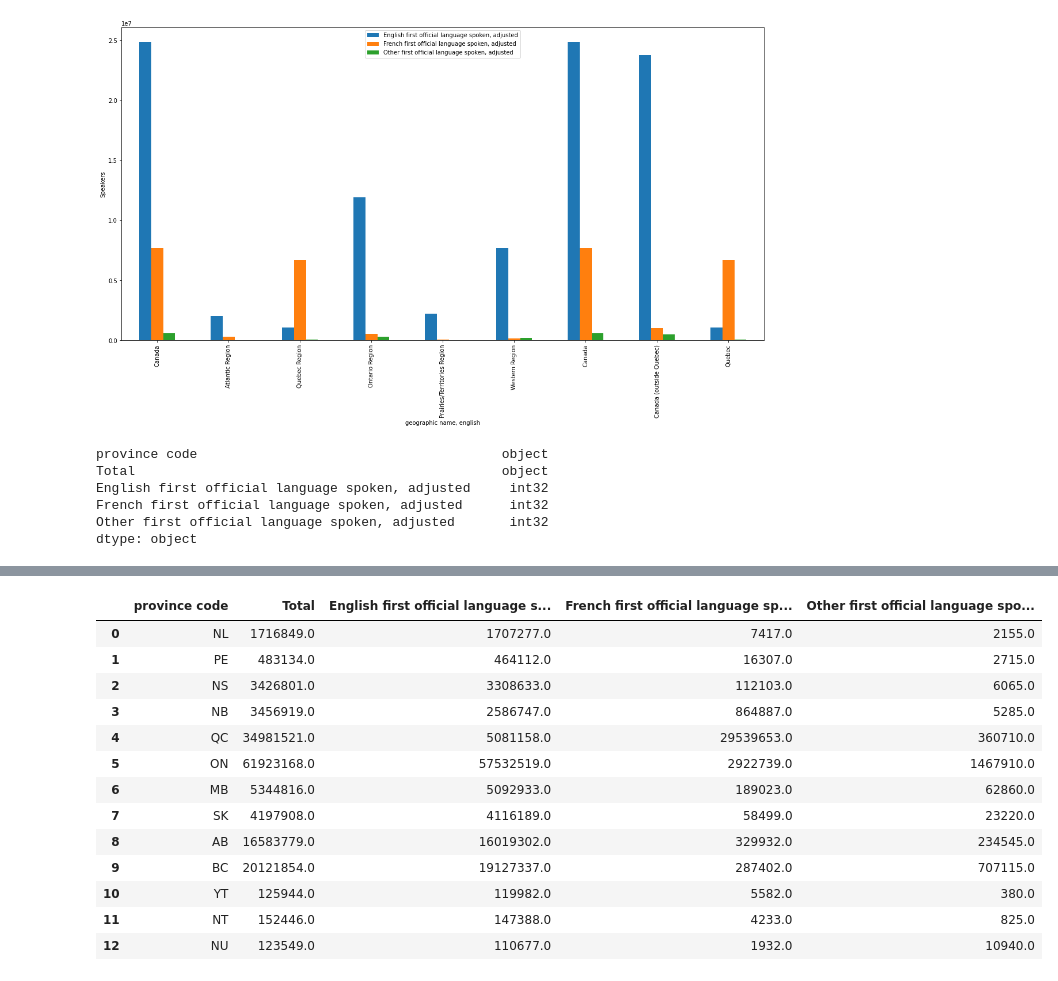
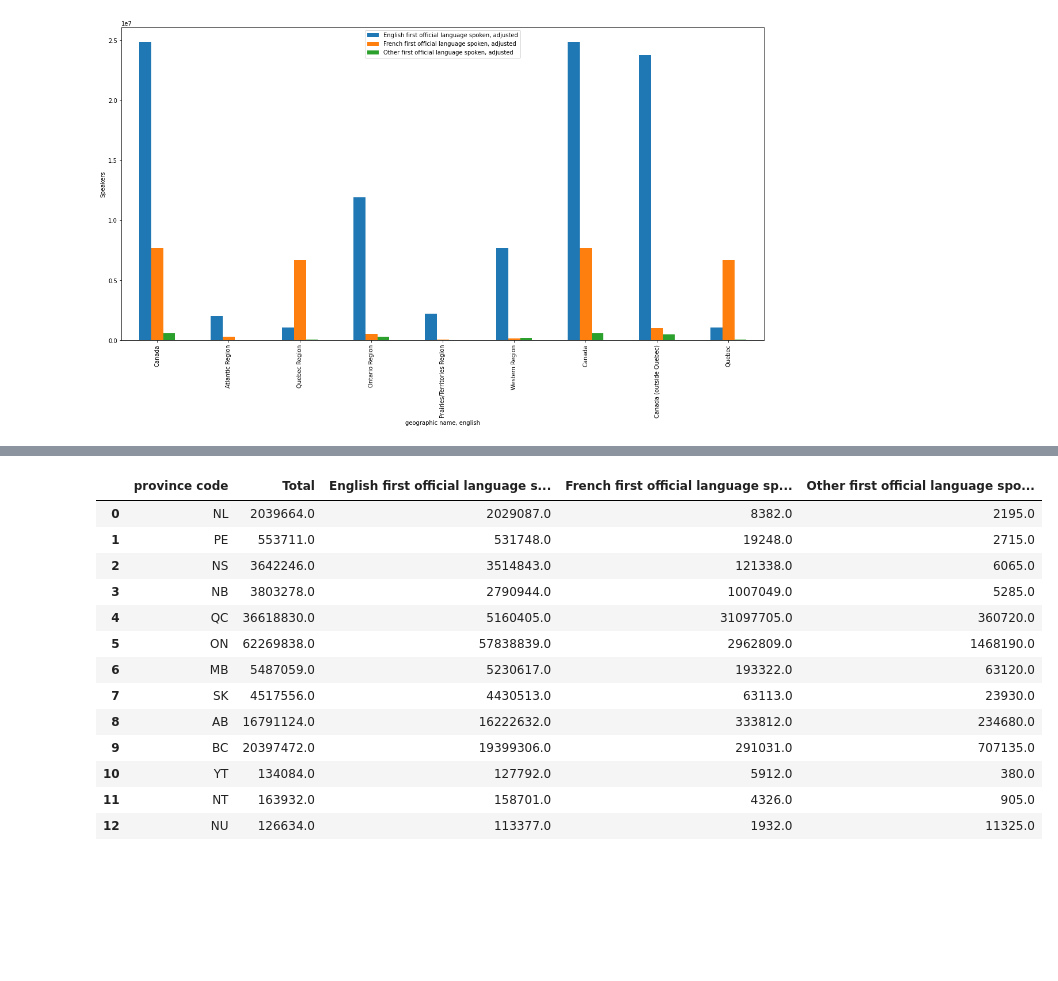
Before and after one commit to coreman14/PythonDataAnalyticsForBlog, a Jupyter notebook: CanadaLaguageNotebook.ipynb, the cells around one changed output, grey strips where cells are left out. Cells and saved outputs as stored; diff of their text form; code cells hidden in the pictures; blank space fills up the shorter version.

```diff
--- a/CanadaLaguageNotebook.ipynb
+++ b/CanadaLaguageNotebook.ipynb
@@ -101,4 +112,5 @@ data
 # %%
+
 def is_int(x):
     try:
         int(float(x.replace(",","")))
@@ -107,11 +119,19 @@ def is_int(x):
     return True
 
 data = data.replace('([0-9]),([0-9])','\\1\\2', regex=True)#Remove all commas surrounded by numbers
+
+data2 = data
+
+data = data.replace('^[ ]*-[ ]*$','0', regex=True)
 for i in ['English first official language spoken, adjusted',
        'French first official language spoken, adjusted',
-       'Other first official language spoken, adjusted']:
-    data = data.drop(data[data[i].apply(lambda x: not is_int(x))].index)
-    data[i] = data[i].astype(float)
+       'Other first official language spoken, adjusted',
+       'Total']:
+    #Dropping data
+    data2 = data2.drop(data2[data2[i].apply(lambda x: not is_int(x))].index)
+    data2[i] = data2[i].astype(int)
+
+    #Not dropping data
     data[i] = data[i].astype(int)
-data.dtypes
+print(f"data2 (Dropped) {len(data2)}, data (Changed) {len(data)}")
 # %% [output]
@@ -205,15 +231,6 @@ plot_province(data,"NT")
 plot_province(data,"ND",english=True)
 # %% [output]
 [figure]
-# %%
-data.dtypes
-# %% [output]
-province code                                       object
-Total                                               object
-English first official language spoken, adjusted     int32
-French first official language spoken, adjusted      int32
-Other first official language spoken, adjusted       int32
-dtype: object
 # %%
 totals = pd.DataFrame().reindex_like(data)
 totals = totals[0:0]
@@ -228,30 +245,30 @@ totals
 # %%
 province_codes = ['NL','PE','NS','NB','QC','ON','MB','SK','AB','BC','YT','NT','NU']
 for i in province_codes:
     r = get_totals_province(data,i)
     columns_dic = {"province code":i,
                     "Total":sum(r),
-                    "English first official language spoken, adjusted":r[0],
-                    "French first official language spoken, adjusted":r[1],
-                    "Other first official language spoken, adjusted":r[2]}
+                    "English first official language spoken, adjusted":int(r[0]),
+                    "French first official language spoken, adjusted":int(r[1]),
+                    "Other first official language spoken, adjusted":int(r[2])}
 
     totals =totals.append(columns_dic,ignore_index=True)
 totals
 # %% [output]
 |  | province code | Total | English first official language s... | French first official language sp... | Other first official language spo... |
-| 0 | NL | 1716849.0 | 1707277.0 | 7417.0 | 2155.0 |
-| 1 | PE | 483134.0 | 464112.0 | 16307.0 | 2715.0 |
-| 2 | NS | 3426801.0 | 3308633.0 | 112103.0 | 6065.0 |
-| 3 | NB | 3456919.0 | 2586747.0 | 864887.0 | 5285.0 |
-| 4 | QC | 34981521.0 | 5081158.0 | 29539653.0 | 360710.0 |
-| 5 | ON | 61923168.0 | 57532519.0 | 2922739.0 | 1467910.0 |
-| 6 | MB | 5344816.0 | 5092933.0 | 189023.0 | 62860.0 |
-| 7 | SK | 4197908.0 | 4116189.0 | 58499.0 | 23220.0 |
-| 8 | AB | 16583779.0 | 16019302.0 | 329932.0 | 234545.0 |
-| 9 | BC | 20121854.0 | 19127337.0 | 287402.0 | 707115.0 |
-| 10 | YT | 125944.0 | 119982.0 | 5582.0 | 380.0 |
-| 11 | NT | 152446.0 | 147388.0 | 4233.0 | 825.0 |
-| 12 | NU | 123549.0 | 110677.0 | 1932.0 | 10940.0 |
+| 0 | NL | 2039664.0 | 2029087.0 | 8382.0 | 2195.0 |
+| 1 | PE | 553711.0 | 531748.0 | 19248.0 | 2715.0 |
+| 2 | NS | 3642246.0 | 3514843.0 | 121338.0 | 6065.0 |
+| 3 | NB | 3803278.0 | 2790944.0 | 1007049.0 | 5285.0 |
+| 4 | QC | 36618830.0 | 5160405.0 | 31097705.0 | 360720.0 |
+| 5 | ON | 62269838.0 | 57838839.0 | 2962809.0 | 1468190.0 |
+| 6 | MB | 5487059.0 | 5230617.0 | 193322.0 | 63120.0 |
+| 7 | SK | 4517556.0 | 4430513.0 | 63113.0 | 23930.0 |
+| 8 | AB | 16791124.0 | 16222632.0 | 333812.0 | 234680.0 |
+| 9 | BC | 20397472.0 | 19399306.0 | 291031.0 | 707135.0 |
+| 10 | YT | 134084.0 | 127792.0 | 5912.0 | 380.0 |
+| 11 | NT | 163932.0 | 158701.0 | 4326.0 | 905.0 |
+| 12 | NU | 126634.0 | 113377.0 | 1932.0 | 11325.0 |
 # %%
 totals = totals.set_index("province code")
 totals[all_languages].plot(kind="bar",figsize=(20,10))
```
Also changed, not shown: parts of 13 cells of this notebook, 59 other files.
